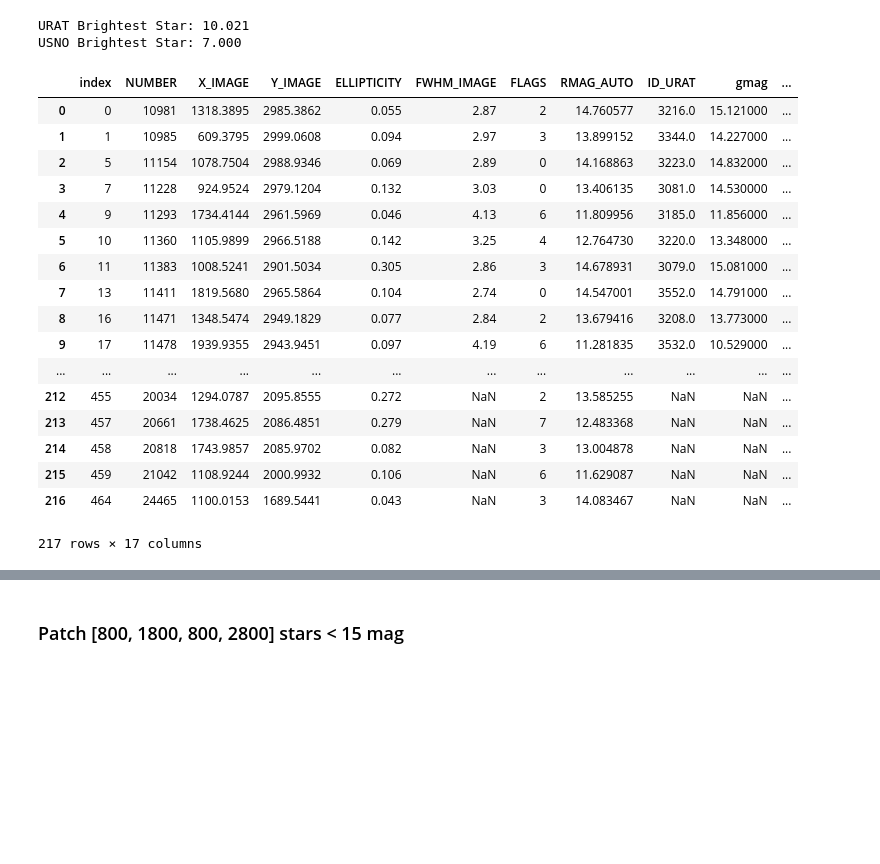
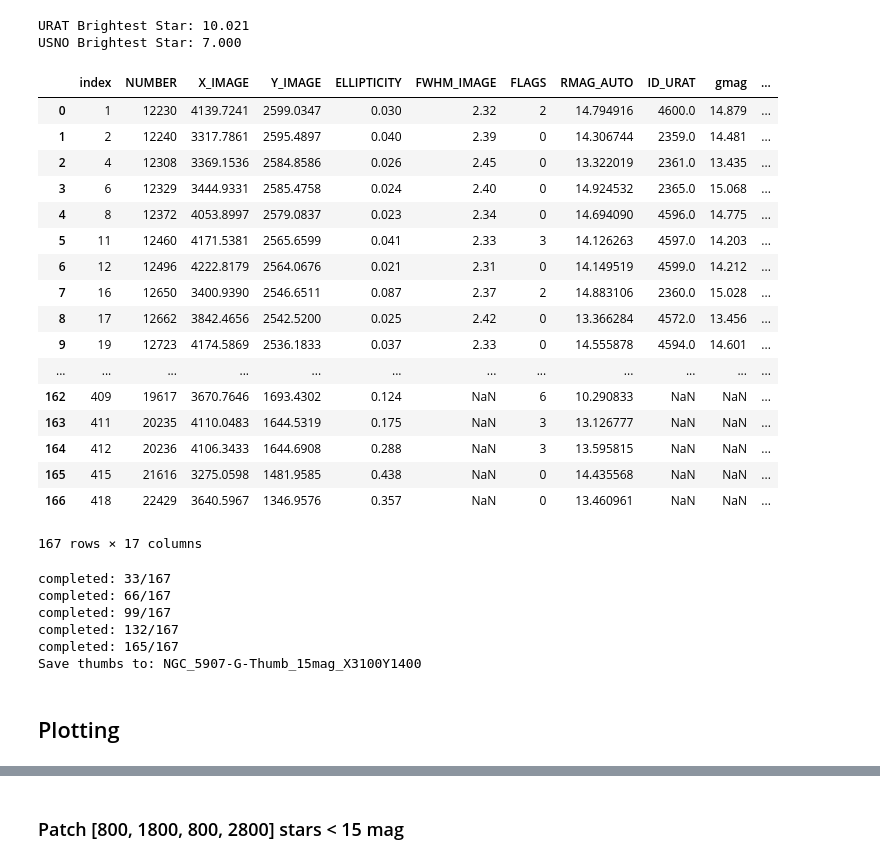
Before and after one commit to qliu4676/elderflower, a Jupyter notebook: demos/Measure_SE_APASS_demo.ipynb, the cells around one changed output, grey strips where cells are left out. Saved outputs shown, nothing was run; the diff lists cells and outputs as text; code cells hidden in the pictures; blank space fills up the shorter version.

```diff
--- a/demos/Measure_SE_APASS_demo.ipynb
+++ b/demos/Measure_SE_APASS_demo.ipynb
@@ -39,16 +19,19 @@ save = False
 # Read
 ############################################
 
-hdu = fits.open("./coadd_SloanR_NGC_5907.fits")[0]
+R_scale = 10
+obj_name = 'NGC_5907-G'
+
+hdu = fits.open("./data/coadd_SloanG_NGC_5907.fits")[0]
 data = hdu.data
 header = hdu.header
 wcs_data = wcs.WCS(header)
 
 seeing = 2.5
 # Runned from create_photometric_light_APASS
-seg_map = fits.open("./SE_APASS/coadd_SloanR_NGC_5907_seg.fits")[0].data
+seg_map = fits.open("./SE_APASS/coadd_SloanG_NGC_5907_seg.fits")[0].data
 weight_edge = fits.open("./weight_NGC5907.fits")[0].data
-SE_cat_full = Table.read("./SE_APASS/coadd_SloanR_NGC_5907.cat", format="ascii.sextractor")
+SE_cat_full = Table.read("./SE_APASS/coadd_SloanG_NGC_5907.cat", format="ascii.sextractor")
 
 mu, std = np.float(hdu.header["BACKVAL"]), mad_std(hdu.data[seg_map==0&(weight_edge>0.5)])
 ZP, pix_scale = np.float(hdu.header["REFZP"]), np.float(hdu.header["PIXSCALE"])
@@ -59,15 +42,16 @@ SE_cat_full["RMAG_AUTO"] = -2.5*np.log10(SE_cat_full["FLUX_AUTO"]) + ZP
 ############################################
 # Crop
 ############################################
-patch_Xmin, patch_Ymin, patch_Xmax, patch_Ymax = (800, 1800, 1800, 2800)
-# patch_Xmin, patch_Ymin, patch_Xmax, patch_Ymax = (800, 600, 1800, 1600)
-# patch_Xmin, patch_Ymin, patch_Xmax, patch_Ymax = (3000, 1400, 4000, 2400)
+# patch_Xmin, patch_Ymin, patch_Xmax, patch_Ymax = (800, 1800, 1800, 2800)
+# patch_Xmin, patch_Ymin, patch_Xmax, patch_Ymax = (2400, 1500, 3400, 2500)
+patch_Xmin, patch_Ymin, patch_Xmax, patch_Ymax = (3100, 1400, 4100, 2400)
 image_bounds = (patch_Xmin, patch_Ymin, patch_Xmax, patch_Ymax)
 
-patch, seg_patch = crop_image(data, seg_map, image_bounds, weight_map=weight_edge,
+patch, seg_patch = crop_image(data, image_bounds, weight_map=weight_edge, SE_seg_map=seg_map,
                               sky_mean=mu, sky_std=std, color="w",draw=True)
 
 if read:
-    table_res_Rnorm = Table.read("./Rnorm_8pix_15mag_X%dY%d.txt"%(patch_Xmin, patch_Ymin), format="ascii")
+    table_res_Rnorm = Table.read("./%s-Rnorm_%dpix_15mag_X%dY%d.txt"\
+                                 %(obj_name, R_scale, patch_Xmin, patch_Ymin), format="ascii")
     table_res_Rnorm = crop_catalog(table_res_Rnorm, bounds=image_bounds)
 # %% [output]
@@ -83,58 +67,58 @@ result = query_vizier(catalog_name="URAT", radius=2*u.deg, header=header,
                       column_filters={'mfa':'=1', 'rmag':'{0} .. {1}'.format(8, 18)})
 
 Cat_URAT = result['I/329/urat1']
-Cat_URAT = transform_coords2pixel(Cat_URAT, cat_name="URAT")
+Cat_URAT = transform_coords2pixel(Cat_URAT, wcs_data, cat_name="URAT")
 print("URAT Brightest Star: %.3f"%Cat_URAT["rmag"].min())
 
 result = query_vizier(catalog_name="USNO", radius=2*u.deg, header=header,
                       columns=['RAJ2000', 'DEJ2000', "Bmag","Rmag"],
                       column_filters={"Rmag":'{0} .. {1}'.format(5, 15)})
 
 Cat_USNO = result['I/252/out']
-Cat_USNO = transform_coords2pixel(Cat_USNO, cat_name="USNO")
+Cat_USNO = transform_coords2pixel(Cat_USNO, wcs_data, cat_name="USNO")
 print("USNO Brightest Star: %.3f"%Cat_USNO["Rmag"].min())
 
 ############################################
 # Merge Catalog
 ############################################
 
 df_match_URAT = merge_catalog(SE_cat_full, Cat_URAT, sep=2.5*u.arcsec,
                               keep_columns=["NUMBER","X_IMAGE","Y_IMAGE","ELLIPTICITY","RMAG_AUTO", 'FWHM_IMAGE',
                                             "ID_URAT","X_IMAGE_URAT","Y_IMAGE_URAT","rmag","gmag","FLAGS"])
 df_match_USNO = merge_catalog(SE_cat_full, Cat_USNO, sep=5*u.arcsec,
                                keep_columns=["NUMBER","X_IMAGE","Y_IMAGE","ELLIPTICITY","RMAG_AUTO",
                                              "ID_USNO","X_IMAGE_USNO","Y_IMAGE_USNO","Rmag","FLAGS"])
 
 df_SE_match_all = pd.merge(df_match_URAT, df_match_USNO, how='outer')
 
 bounds = (patch_Xmin-200, patch_Ymin-200, patch_Xmax+200, patch_Ymax+200)
 df_SE_match = crop_catalog(df_SE_match_all, bounds, keys=("X_IMAGE", "Y_IMAGE"))
 df_SE_match = df_SE_match.reset_index(drop=True)
 
 target = df_SE_match["RMAG_AUTO"] < 15
 df_SE_target = df_SE_match[target].reset_index()
 df_SE_target
 # %% [output]
 URAT Brightest Star: 10.021
 USNO Brightest Star: 7.000
 |  | index | NUMBER | X_IMAGE | Y_IMAGE | ELLIPTICITY | FWHM_IMAGE | FLAGS | RMAG_AUTO | ID_URAT | gmag | ... |
-| 0 | 0 | 10981 | 1318.3895 | 2985.3862 | 0.055 | 2.87 | 2 | 14.760577 | 3216.0 | 15.121000 | ... |
-| 1 | 1 | 10985 | 609.3795 | 2999.0608 | 0.094 | 2.97 | 3 | 13.899152 | 3344.0 | 14.227000 | ... |
-| 2 | 5 | 11154 | 1078.7504 | 2988.9346 | 0.069 | 2.89 | 0 | 14.168863 | 3223.0 | 14.832000 | ... |
-| 3 | 7 | 11228 | 924.9524 | 2979.1204 | 0.132 | 3.03 | 0 | 13.406135 | 3081.0 | 14.530000 | ... |
-| 4 | 9 | 11293 | 1734.4144 | 2961.5969 | 0.046 | 4.13 | 6 | 11.809956 | 3185.0 | 11.856000 | ... |
-| 5 | 10 | 11360 | 1105.9899 | 2966.5188 | 0.142 | 3.25 | 4 | 12.764730 | 3220.0 | 13.348000 | ... |
-| 6 | 11 | 11383 | 1008.5241 | 2901.5034 | 0.305 | 2.86 | 3 | 14.678931 | 3079.0 | 15.081000 | ... |
-| 7 | 13 | 11411 | 1819.5680 | 2965.5864 | 0.104 | 2.74 | 0 | 14.547001 | 3552.0 | 14.791000 | ... |
-| 8 | 16 | 11471 | 1348.5474 | 2949.1829 | 0.077 | 2.84 | 2 | 13.679416 | 3208.0 | 13.773000 | ... |
-| 9 | 17 | 11478 | 1939.9355 | 2943.9451 | 0.097 | 4.19 | 6 | 11.281835 | 3532.0 | 10.529000 | ... |
+| 0 | 1 | 12230 | 4139.7241 | 2599.0347 | 0.030 | 2.32 | 2 | 14.794916 | 4600.0 | 14.879 | ... |
+| 1 | 2 | 12240 | 3317.7861 | 2595.4897 | 0.040 | 2.39 | 0 | 14.306744 | 2359.0 | 14.481 | ... |
+| 2 | 4 | 12308 | 3369.1536 | 2584.8586 | 0.026 | 2.45 | 0 | 13.322019 | 2361.0 | 13.435 | ... |
+| 3 | 6 | 12329 | 3444.9331 | 2585.4758 | 0.024 | 2.40 | 0 | 14.924532 | 2365.0 | 15.068 | ... |
+| 4 | 8 | 12372 | 4053.8997 | 2579.0837 | 0.023 | 2.34 | 0 | 14.694090 | 4596.0 | 14.775 | ... |
+| 5 | 11 | 12460 | 4171.5381 | 2565.6599 | 0.041 | 2.33 | 3 | 14.126263 | 4597.0 | 14.203 | ... |
+| 6 | 12 | 12496 | 4222.8179 | 2564.0676 | 0.021 | 2.31 | 0 | 14.149519 | 4599.0 | 14.212 | ... |
+| 7 | 16 | 12650 | 3400.9390 | 2546.6511 | 0.087 | 2.37 | 2 | 14.883106 | 2360.0 | 15.028 | ... |
+| 8 | 17 | 12662 | 3842.4656 | 2542.5200 | 0.025 | 2.42 | 0 | 13.366284 | 4572.0 | 13.456 | ... |
+| 9 | 19 | 12723 | 4174.5869 | 2536.1833 | 0.037 | 2.33 | 0 | 14.555878 | 4594.0 | 14.601 | ... |
 | ... | ... | ... | ... | ... | ... | ... | ... | ... | ... | ... | ... |
-| 212 | 455 | 20034 | 1294.0787 | 2095.8555 | 0.272 | NaN | 2 | 13.585255 | NaN | NaN | ... |
-| 213 | 457 | 20661 | 1738.4625 | 2086.4851 | 0.279 | NaN | 7 | 12.483368 | NaN | NaN | ... |
-| 214 | 458 | 20818 | 1743.9857 | 2085.9702 | 0.082 | NaN | 3 | 13.004878 | NaN | NaN | ... |
-| 215 | 459 | 21042 | 1108.9244 | 2000.9932 | 0.106 | NaN | 6 | 11.629087 | NaN | NaN | ... |
-| 216 | 464 | 24465 | 1100.0153 | 1689.5441 | 0.043 | NaN | 3 | 14.083467 | NaN | NaN | ... |
+| 162 | 409 | 19617 | 3670.7646 | 1693.4302 | 0.124 | NaN | 6 | 10.290833 | NaN | NaN | ... |
+| 163 | 411 | 20235 | 4110.0483 | 1644.5319 | 0.175 | NaN | 3 | 13.126777 | NaN | NaN | ... |
+| 164 | 412 | 20236 | 4106.3433 | 1644.6908 | 0.288 | NaN | 3 | 13.595815 | NaN | NaN | ... |
+| 165 | 415 | 21616 | 3275.0598 | 1481.9585 | 0.438 | NaN | 0 | 14.435568 | NaN | NaN | ... |
+| 166 | 418 | 22429 | 3640.5967 | 1346.9576 | 0.357 | NaN | 0 | 13.460961 | NaN | NaN | ... |
-217 rows × 17 columns
+167 rows × 17 columns
 # %%
 ############################################
 # Measure
@@ -251,15 +237,26 @@ def compute_Rnorm_batch(tab_SE_target, SE_catalog=SE_cat_full, R=8, wid=0.5, ret
 # %%
 if read is False:
-    res_Rnorm, res_thumb = compute_Rnorm_batch(df_SE_target, SE_catalog=SE_cat_full, R=10, wid=0.5, return_full=True)
+    res_Rnorm, res_thumb = compute_Rnorm_batch(df_SE_target, SE_cat_full, wcs_data, data, seg_map,
+                                               R=R_scale, wid=0.5, return_full=True)
 
-    save_thumbs(res_thumb, 'Thumb_15mag_X%sY%s'%(patch_Xmin, patch_Ymin))
+    save_thumbs(res_thumb, '%s-Thumb_15mag_X%sY%s'%(obj_name, patch_Xmin, patch_Ymin))
 
     table_res_Rnorm = Table(np.hstack([df_SE_target['NUMBER'].values[:, None],
                                        df_SE_target['X_IMAGE'].values[:, None],
                                        df_SE_target['Y_IMAGE'].values[:, None], res_Rnorm]),
                          names=['NUMBER','X_IMAGE','Y_IMAGE','mean','med','std','sky'], dtype=['int']+['float']*6)
-if save:
-    table_res_Rnorm.write('Rnorm_8pix_15mag_X%sY%s.txt'%(patch_Xmin, patch_Ymin), overwrite=True, format='ascii')
+    if save:
+        table_res_Rnorm.write('%s-Rnorm_%dpix_15mag_X%sY%s.txt'\
+                              %(obj_name, R_scale, patch_Xmin, patch_Ymin), overwrite=True, format='ascii')
+# %% [output]
+completed: 33/167
+completed: 66/167
+completed: 99/167
+completed: 132/167
+completed: 165/167
+Save thumbs to: NGC_5907-G-Thumb_15mag_X3100Y1400
+# %% [markdown]
+## Plotting
 # %%
 hdu = fits.open("./med_psf_JX.fits")[0]
 hdu_p = fits.open("./median_psf_patch.fits")[0]
```
Also changed, not shown: parts of 15 cells of this notebook, 2 other files.
